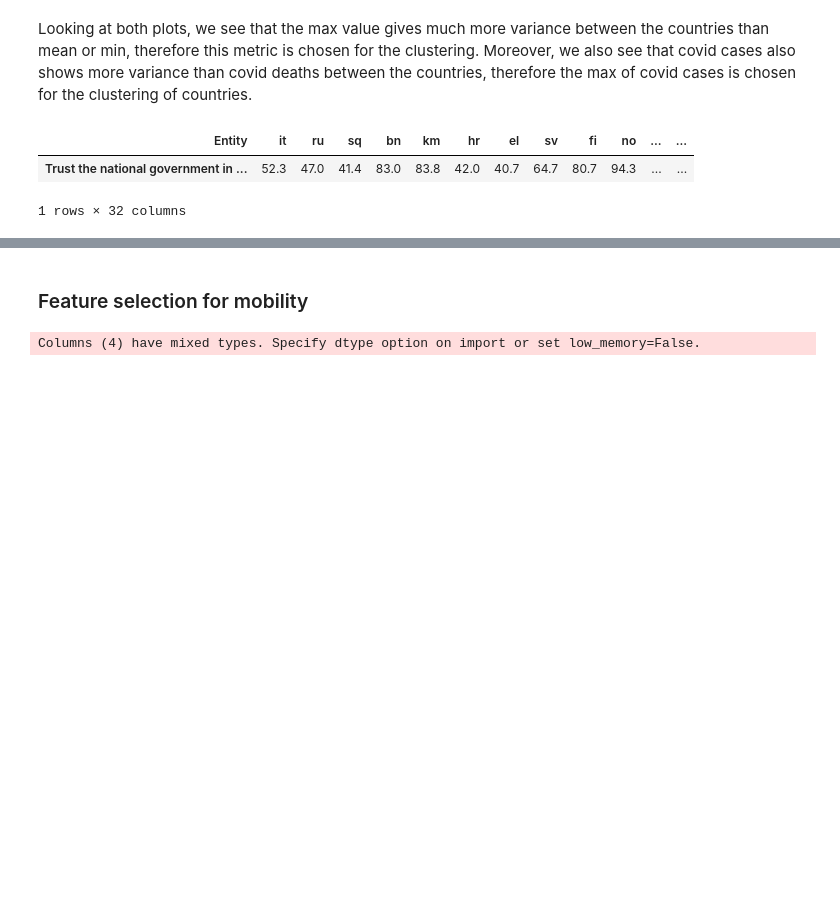
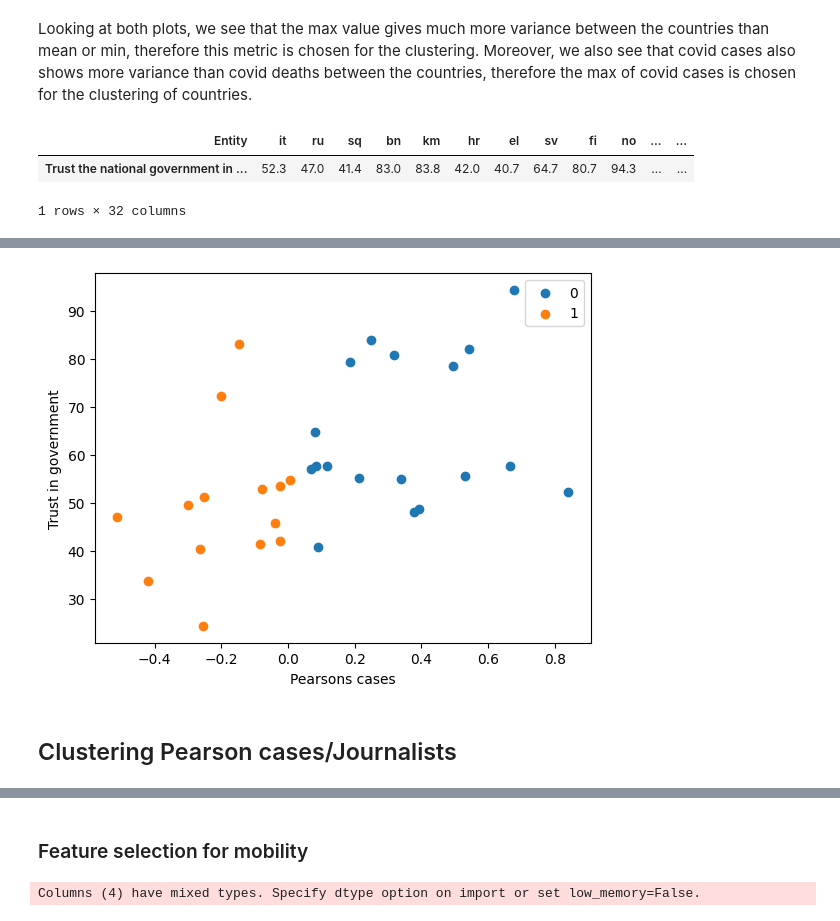
Before and after one commit to epfl-ada/ada-2022-project-thedatadiggers22, a Jupyter notebook: test_clustering.ipynb, the cells around one changed output, grey strips where cells are left out. Drawn from its saved outputs; the diff is of its cells as text; code cells hidden in the pictures; blank space fills up the shorter version.

```diff
--- a/test_clustering.ipynb
+++ b/test_clustering.ipynb
@@ -342,0 +432,12 @@ plt.show()
+# %%
+#plot 2d
+for i in list(df_clustering_Pears__G.cluster.unique()):
+    plt.scatter(df_clustering_Pears__G[df_clustering_Pears__G.cluster == i]["Pearsons cases"], df_clustering_Pears__G[df_clustering_Pears__G.cluster == i]["Trust the national government in this country"], label = i)
+plt.xlabel("Pearsons cases")
+plt.ylabel("Trust in government")
+plt.legend()
+plt.show()
+# %% [output]
+[figure, added]
+# %% [markdown]
+## Clustering Pearson cases/Journalists
```
Also changed, not shown: parts of 33 cells of this notebook.
